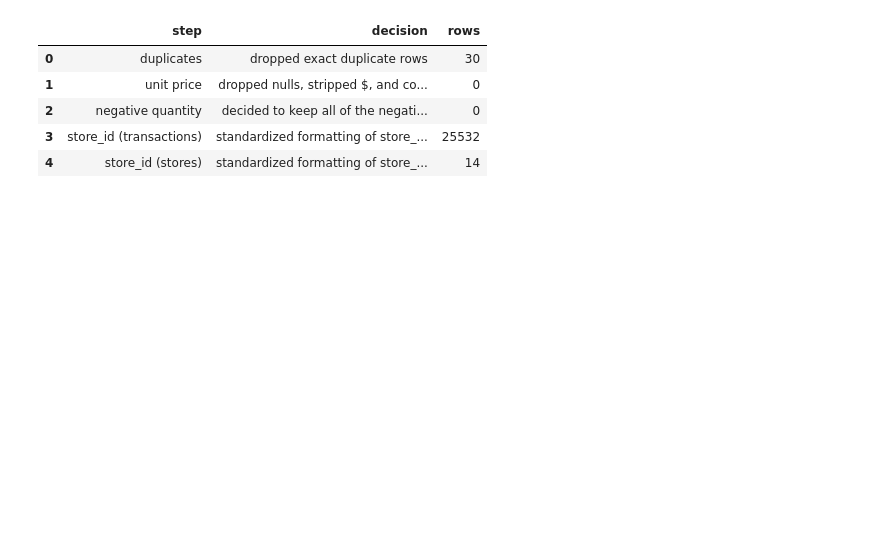
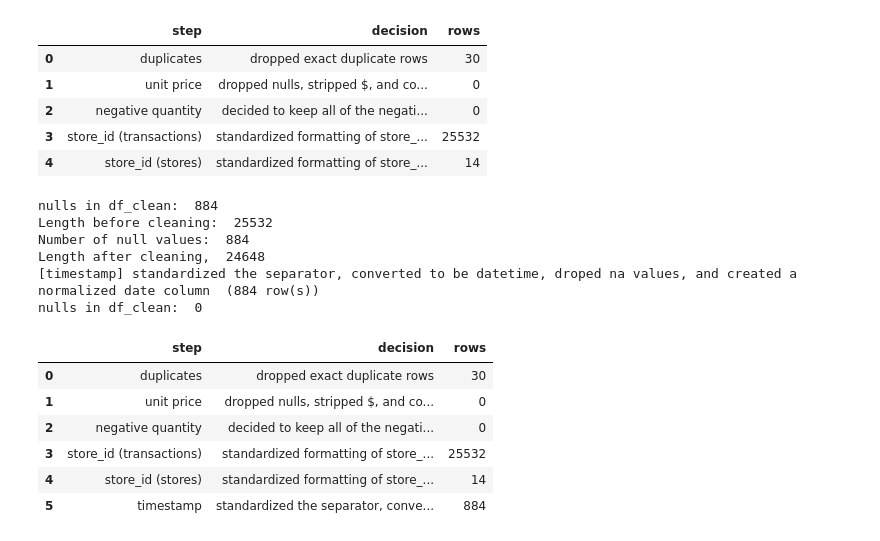
Before and after one commit to AdelineKwakye/walmart-huricane-project, a Jupyter notebook: notebooks/scratch/Adeline_Kwakye_Notebook.ipynb, the cells around one changed output. Cells and saved outputs as stored; diff of their text form; code cells hidden in the pictures; blank space fills up the shorter version.

```diff
--- a/notebooks/scratch/Adeline_Kwakye_Notebook.ipynb
+++ b/notebooks/scratch/Adeline_Kwakye_Notebook.ipynb
@@ -239,0 +246,52 @@ True
+# %%
+# handle timestamps
+
+def clean_timestamps(df_name):
+  before_len = len(df_name)
+  print("Length before cleaning: ", before_len)
+  clean_df = df_name.copy()
+
+  # standardize the timestamp column so it uses space as a separator and a T
+
+  clean_df['timestamp'] = (
+      clean_df['timestamp']
+      .astype(str)
+      .str.strip()
+      .str.replace('T', ' ', regex=False)
+  )
+  # convert to datetime
+
+  clean_df['timestamp'] = pd.to_datetime(clean_df['timestamp'], format='mixed', errors='coerce')
+
+  null_count = clean_df['timestamp'].isnull().sum()
+  print("Number of null values: ", null_count)
+  # drop na
+  clean_df = clean_df.dropna(subset=['timestamp']).copy()
+
+  # create normalized date column
+  clean_df['date'] = clean_df['timestamp'].dt.normalize()
+
+  after_len = len(clean_df)
+  print("Length after cleaning, ", after_len)
+  log('timestamp', 'standardized the separator, converted to be datetime, droped na values, and created a normalized date column ', null_count)
+  return clean_df
+
+print('nulls in df_clean: ', df_clean['timestamp'].isnull().sum())
+
+df_clean = clean_timestamps(df_clean)
+print('nulls in df_clean: ', df_clean['timestamp'].isnull().sum())
+show_log()
+# %% [output]
+nulls in df_clean:  884
+Length before cleaning:  25532
+Number of null values:  884
+Length after cleaning,  24648
+[timestamp] standardized the separator, converted to be datetime, droped na values, and created a normalized date column  (884 row(s))
+nulls in df_clean:  0
+|  | step | decision | rows |
+| 0 | duplicates | dropped exact duplicate rows | 30 |
+| 1 | unit price | dropped nulls, stripped $, and co... | 0 |
+| 2 | negative quantity | decided to keep all of the negati... | 0 |
+| 3 | store_id (transactions) | standardized formatting of store_... | 25532 |
+| 4 | store_id (stores) | standardized formatting of store_... | 14 |
+| 5 | timestamp | standardized the separator, conve... | 884 |
```
Also changed, not shown: parts of 4 cells of this notebook.
